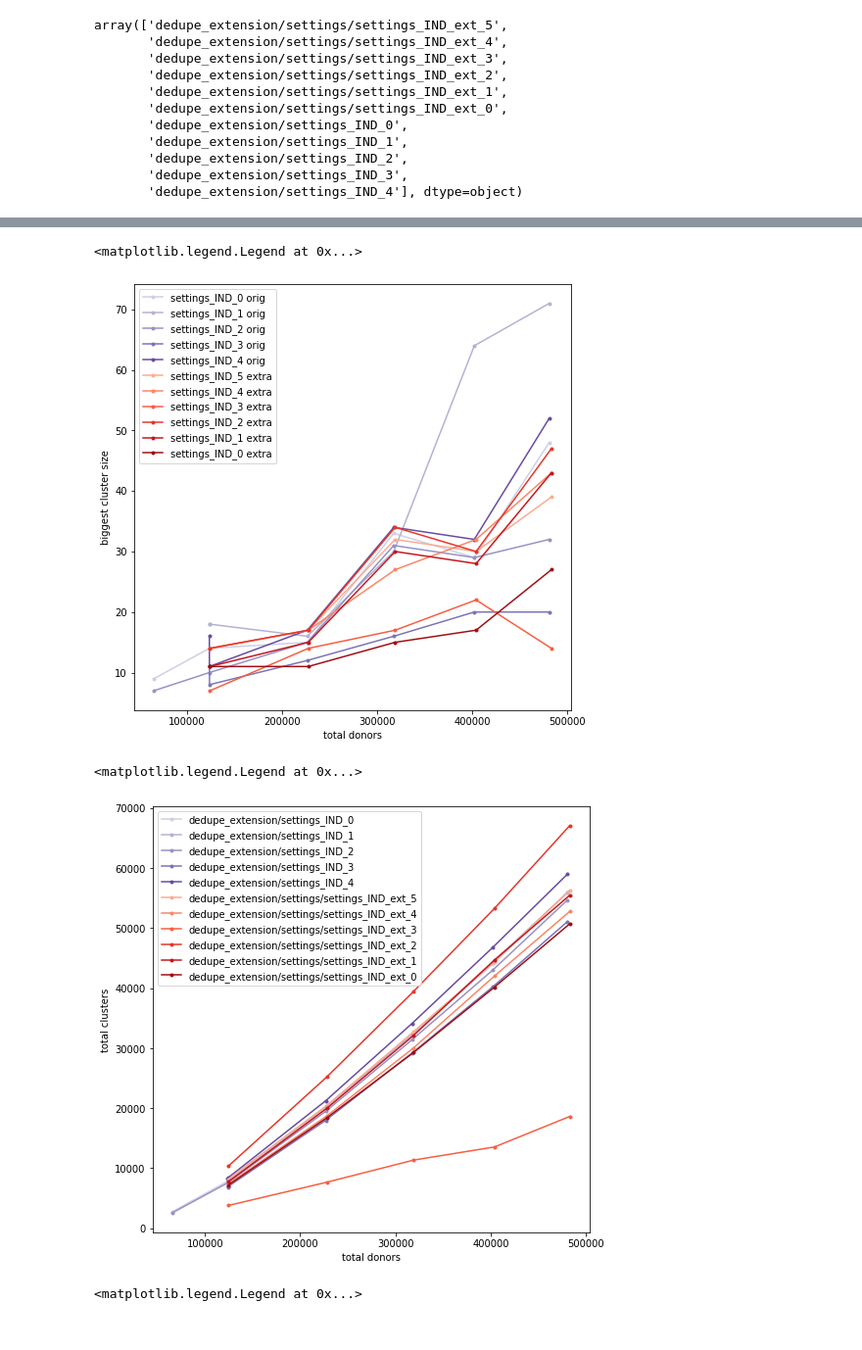
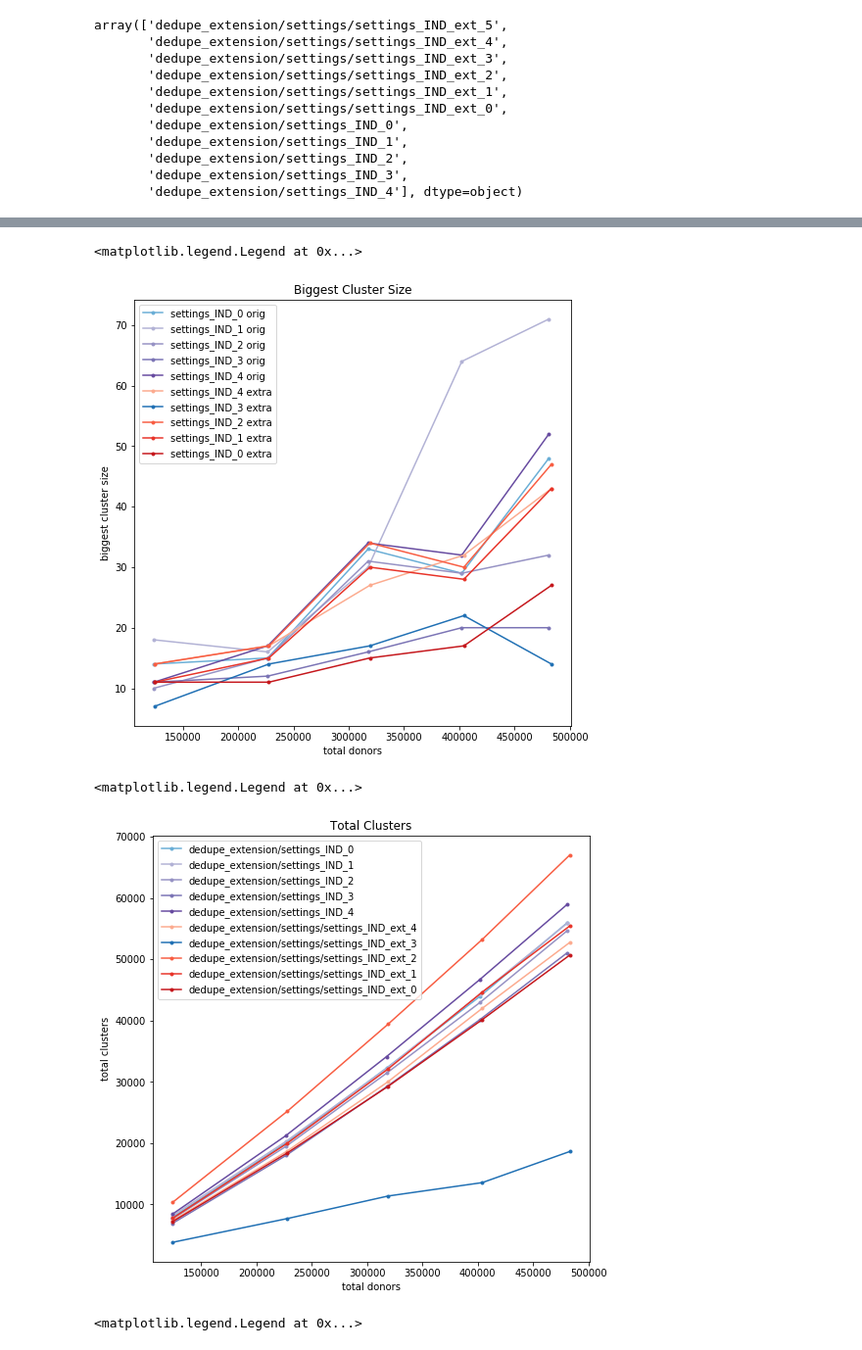
Before and after one commit to rawild/ny-campaign-finance-dedupe, a Jupyter notebook: matching_evaluation/Match Runs Plotting IND Extra Variable Types.ipynb, the cells around one changed output, grey strips where cells are left out. Shown: that part at 98% size. Drawn from its saved outputs; the diff is of its cells as text; code cells hidden in the pictures.

```diff
--- a/matching_evaluation/Match Runs Plotting IND Extra Variable Types.ipynb
+++ b/matching_evaluation/Match Runs Plotting IND Extra Variable Types.ipynb
@@ -31,14 +31,13 @@ import matplotlib.pyplot as plt
 from matplotlib import cm
 from numpy import linspace
 # %%
-files = [['dedupe_extension/settings_IND_0','settings_IND_0 orig',0],
+files = [['dedupe_extension/settings_IND_0','settings_IND_0 orig',2],
          ['dedupe_extension/settings_IND_1','settings_IND_1 orig',0],
          ['dedupe_extension/settings_IND_2','settings_IND_2 orig',0],
          ['dedupe_extension/settings_IND_3','settings_IND_3 orig',0],
          ['dedupe_extension/settings_IND_4', 'settings_IND_4 orig', 0],
-         ['dedupe_extension/settings/settings_IND_ext_5','settings_IND_5 extra',1],
          ['dedupe_extension/settings/settings_IND_ext_4','settings_IND_4 extra',1],
-         ['dedupe_extension/settings/settings_IND_ext_3','settings_IND_3 extra',1],
+         ['dedupe_extension/settings/settings_IND_ext_3','settings_IND_3 extra',2],
          ['dedupe_extension/settings/settings_IND_ext_2','settings_IND_2 extra',1],
          ['dedupe_extension/settings/settings_IND_ext_1','settings_IND_1 extra',1],
          ['dedupe_extension/settings/settings_IND_ext_0','settings_IND_0 extra',1]]
@@ -47,9 +46,11 @@ start = 0.3
 stop = 1.0
 number_of_lines= 7
 cm_subsection = linspace(start, stop, number_of_lines)
+cm_subsection_1 = linspace(.5,stop, 3)
 purples = [ cm.Purples(x) for x in cm_subsection ]
 reds = [ cm.Reds(x) for x in cm_subsection ]
-colors = [purples,reds]
+blues = [ cm.Blues(x) for x in cm_subsection_1 ]
+colors = [purples,reds,blues]
 # %%
 ratio_sets = []
 color_iter = 0
@@ -125,10 +128,11 @@ for s in biggest_size_sets:
     plt.plot(s[0],s[1], ms=6, marker='.', label=s[2], color=s[3])
 plt.xlabel('total donors')
 plt.ylabel('biggest cluster size')
+plt.title('Biggest Cluster Size')
 plt.legend()
 # %% [output]
 <matplotlib.legend.Legend at 0x...>
-[figure, old version]
+[figure, new version]
 # %%
 total_clusters_sets = []
 for i,file in enumerate(files):
@@ -141,13 +145,14 @@ for i,file in enumerate(files):
 # %%
 plt.figure(figsize=(8,8))
 for s in total_clusters_sets:
     plt.plot(s[0],s[1], ms=6, marker='.', label=s[2], color=s[3])
 plt.xlabel('total donors')
 plt.ylabel('total clusters')
+plt.title('Total Clusters')
 plt.legend()
 # %% [output]
 <matplotlib.legend.Legend at 0x...>
-[figure, old version]
+[figure, new version]
 # %%
 purple = [cm.Purples(x) for x in [.5,1.0]]
 blue = [cm.Blues(x) for x in [.5,.75]]
```
Also changed, not shown: parts of 5 cells of this notebook, 3 other files.
